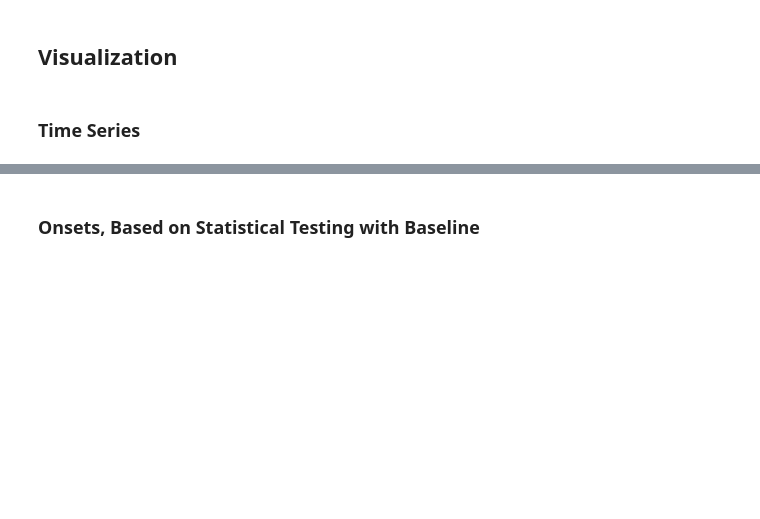
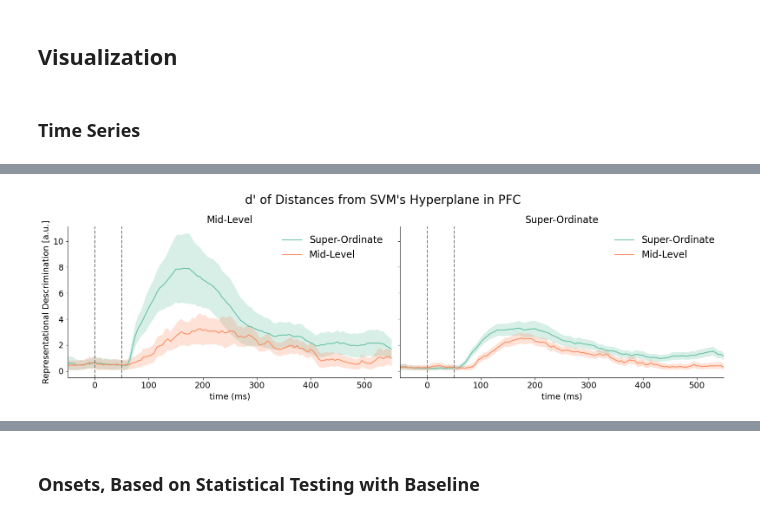
Before and after one commit to mohrabi/sua-categorical-representation, a Jupyter notebook: dec/svm-ordinal.ipynb, the cells around one changed output, grey strips where cells are left out. Cells and saved outputs as stored; diff of their text form; code cells hidden in the pictures; blank space fills up the shorter version.

```diff
--- a/dec/svm-ordinal.ipynb
+++ b/dec/svm-ordinal.ipynb
@@ -191,3 +195,84 @@ for monkey in ['both']:
+# %%
+fontsize = 16
+titlefontsize = 36
+make_smooth = False
+sns.set_palette("Set2")
+
+for monkey in ['both']:
+    for selectivity in ['fast']:
+        for statistic in ['dpr']:
+            out_path = f"G:/Results/SUA/svm/{monkey.lower()}-{selectivity.lower()}"
+            data = NeuronLoader(f'G:/Data/{selectivity.capitalize()}/{monkey.capitalize()}')
+
+            fig, axs = plt.subplots(1, 2, figsize=np.array([16, 5]), dpi=100, sharey=True)
+            sns.despine()
+
+            mli = np.load(os.path.join(out_path, f'it-mid-{statistic}.npy'))
+            mlp = np.load(os.path.join(out_path, f'pfc-mid-{statistic}.npy'))
+            soi = np.load(os.path.join(out_path, f'it-sup-{statistic}.npy'))
+            sop = np.load(os.path.join(out_path, f'pfc-sup-{statistic}.npy'))
+
+            for m in [mli, mlp]:
+                axs[0].plot(tim, m.mean(1))
+                axs[0].fill_between(tim, m.mean(1) + m.std(1), m.mean(1) - m.std(1), label='_nolegend_', alpha=.25)
+
+            for m in [soi, sop]:
+                axs[1].plot(tim, m.mean(1))
+                axs[1].fill_between(tim, m.mean(1) + m.std(1), m.mean(1) - m.std(1), label='_nolegend_', alpha=.25)
+
+            axs[0].set_title("Mid-Level", fontsize=16)
+            axs[1].set_title("Super-Ordinate", fontsize=16)
+
+            for ax in axs.flatten():
+                ax.legend(["Super-Ordinate", "Mid-Level"], frameon=False, fontsize=16)
+                ax.axvline(x=0, color='tab:gray', linestyle='dashed', label='_nolegend_')
+                ax.axvline(x=50 if selectivity=="fast" else 250, color='tab:gray', linestyle='dashed', label='_nolegend_')
+                ax.set_xlim(-50, 550)
+                ax.set_xlabel('time (ms)', fontsize=14)
+                ax.tick_params(axis='both', which='major', labelsize=14)
+
+            # for iregion, (ax, region) in enumerate(zip(axs, ["it", "pfc"])):
+            #     ml = np.load(os.path.join(out_path, f'{region.lower()}-mid-{statistic}.npy'))
+            #     so = np.load(os.path.join(out_path, f'{region.lower()}-sup-{statistic}.npy'))
+            #     with open(f"{out_path}\\it-meta.npy", "rb") as handler:
+            #         meta = pickle.load(handler)
+
+            #     for metric, va in zip([so, ml], ["top", "bottom"]):
+            #         metric = metric if not make_smooth else np.transpose(smooth(np.transpose(metric), sigma=3))
+            #         anot = metric.mean(1).max()
+            #         # metric /= np.array([so.mean(1), ml.mean(1)]).max()
+            #         metric -= metric[(meta['time'] > -50) & (meta['time'] <= 0), :].mean()
+            #         ax.plot(meta['time'], metric.mean(1), lw=5)
+            #         ax.fill_between(meta['time'], metric.mean(1) + metric.std(1), metric.mean(1) - metric.std(1), label='_nolegend_', alpha=.25)
+            #         ax.annotate(f"{int(data.time[metric.mean(1).argmax()])}, {anot:.1f}",
+            #                     xy=(data.time[metric.mean(1).argmax()], metric.mean(1).max()),
+            #                     xycoords='data', fontsize=18,
+            #                     horizontalalignment='center',
+            #                     verticalalignment=va)
+            #     ax.set_title(region.upper(), fontsize=16)
+            #     ax.legend(["Super-Ordinate", "Mid-Level"], frameon=False, fontsize=16)
+            #     ax.axvline(x=0, color='tab:gray', linestyle='dashed', label='_nolegend_')
+            #     ax.axvline(x=50 if selectivity=="fast" else 250, color='tab:gray', linestyle='dashed', label='_nolegend_')
+            #     ax.set_xlim(-50, 550)
+            #     ax.set_xlabel('time (ms)', fontsize=14)
+            #     ax.tick_params(axis='both', which='major', labelsize=14)
+
+            if statistic == 'dth':
+                fig.suptitle(f'Absolute Difference of Mean Distances from SVM\'s Hyperplane in {region.upper()}', fontsize=20)
+                axs[0].set_ylabel(r'$\sqrt{2} \times |\mu_1-\mu_2|}$', fontsize=14)
+            elif statistic == 'dpr':
+                fig.suptitle(f"d' of Distances from SVM\'s Hyperplane in {region.upper()}", fontsize=20)
+                # axs[0].set_ylabel(r'$\frac{\sqrt{2} \times |\mu_1-\mu_2|}{\sqrt{\sigma_1^2+\sigma_2^2}} $', fontsize=14)
+                axs[0].set_ylabel(r'Representational Descrimination [a.u.]', fontsize=14)
+            elif statistic == 'auc':
+                fig.suptitle(f'Area under Receptive-Operating Curve in {region.upper()}', fontsize=20)
+                axs[0].set_ylabel(r'$S_{ROC}$', fontsize=14)
+
+            fig.tight_layout()
+            # fig.savefig(os.path.join(out_path, f"{statistic}.eps"), format='eps')
+            # fig.savefig(os.path.join(out_path, f"{statistic}.jpg"), dpi=1200)
+# %% [output]
+[figure, added]
 # %%
 for monkey in ['both']:
     for selectivity in ['fast']:
```
Also changed, not shown: parts of 22 cells of this notebook, 20 other files.
